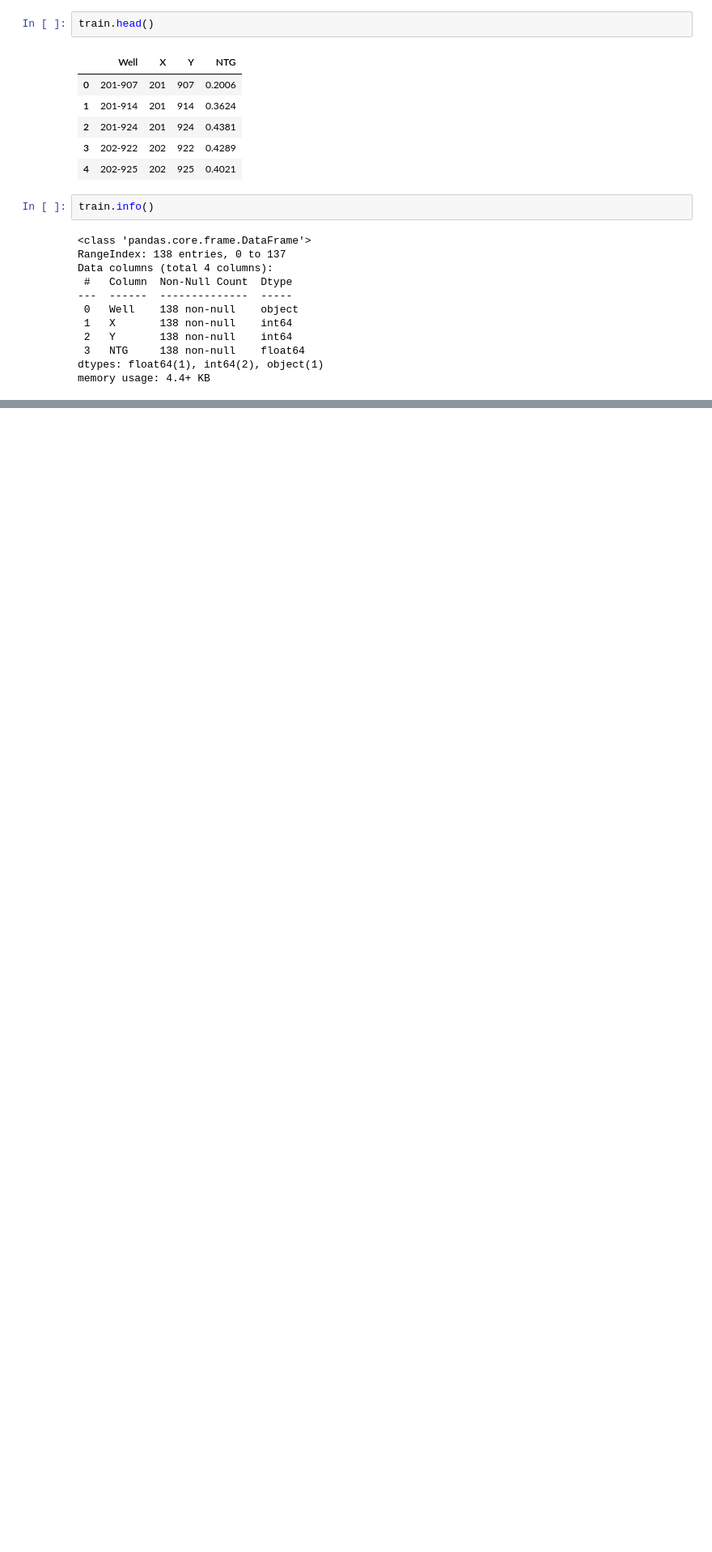
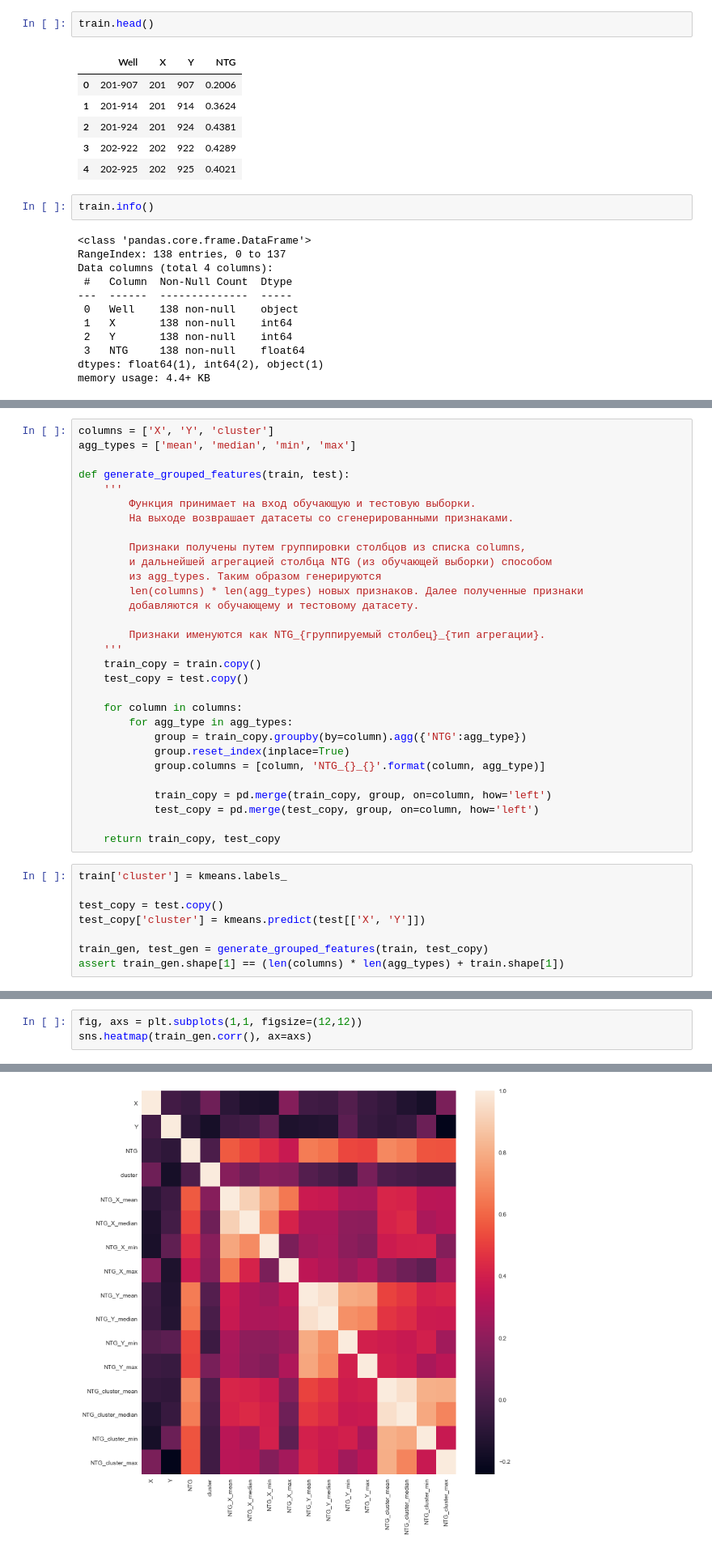
Before and after one commit to EvgeniiMaslov/python-playground, a Jupyter notebook: yandex_ml_final_2021/main.ipynb, the cells around one changed output, grey strips where cells are left out. Shown at 81% size. Saved outputs shown, nothing was run; the diff lists cells and outputs as text; blank space fills up the shorter version.

```diff
--- a/yandex_ml_final_2021/main.ipynb
+++ b/yandex_ml_final_2021/main.ipynb
@@ -182,0 +134,38 @@ Baseline RMSE: 0.06722763293543839
+# %%
+columns = ['X', 'Y', 'cluster']
+agg_types = ['mean', 'median', 'min', 'max']
+
+def generate_grouped_features(train, test):
+    '''
+        Функция принимает на вход обучающую и тестовую выборки.
+        На выходе возврашает датасеты со сгенерированными признаками.
+
+        Признаки получены путем группировки столбцов из списка columns,
+        и дальнейшей агрегацией столбца NTG (из обучающей выборки) способом
+        из agg_types. Таким образом генерируются
+        len(columns) * len(agg_types) новых признаков. Далее полученные признаки
+        добавляются к обучающему и тестовому датасету.
+
+        Признаки именуются как NTG_{группируемый столбец}_{тип агрегации}.
+    '''
+    train_copy = train.copy()
+    test_copy = test.copy()
+
+    for column in columns:
+        for agg_type in agg_types:
+            group = train_copy.groupby(by=column).agg({'NTG':agg_type})
+            group.reset_index(inplace=True)
+            group.columns = [column, 'NTG_{}_{}'.format(column, agg_type)]
+
+            train_copy = pd.merge(train_copy, group, on=column, how='left')
+            test_copy = pd.merge(test_copy, group, on=column, how='left')
+
+    return train_copy, test_copy
+# %%
+train['cluster'] = kmeans.labels_
+
+test_copy = test.copy()
+test_copy['cluster'] = kmeans.predict(test[['X', 'Y']])
+
+train_gen, test_gen = generate_grouped_features(train, test_copy)
+assert train_gen.shape[1] == (len(columns) * len(agg_types) + train.shape[1])
@@ -182,0 +196,4 @@ Baseline RMSE: 0.06722763293543839
+# %%
+fig, axs = plt.subplots(1,1, figsize=(12,12))
+sns.heatmap(train_gen.corr(), ax=axs)
+# %% [output]
@@ -182,0 +201 @@ Baseline RMSE: 0.06722763293543839
+[figure, added]
```
Also changed, not shown: parts of 58 cells of this notebook.
